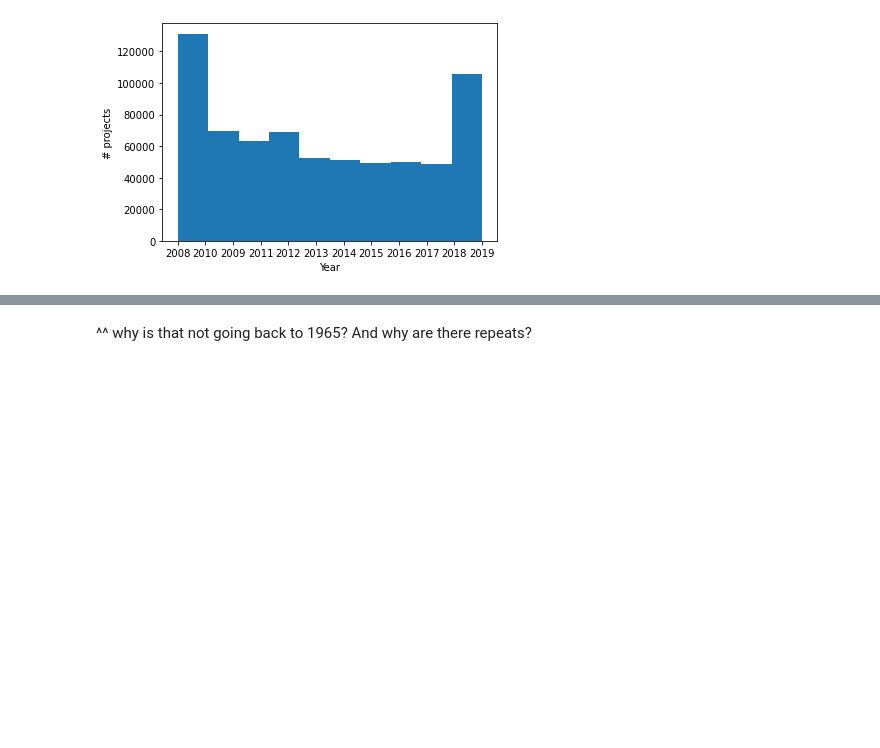
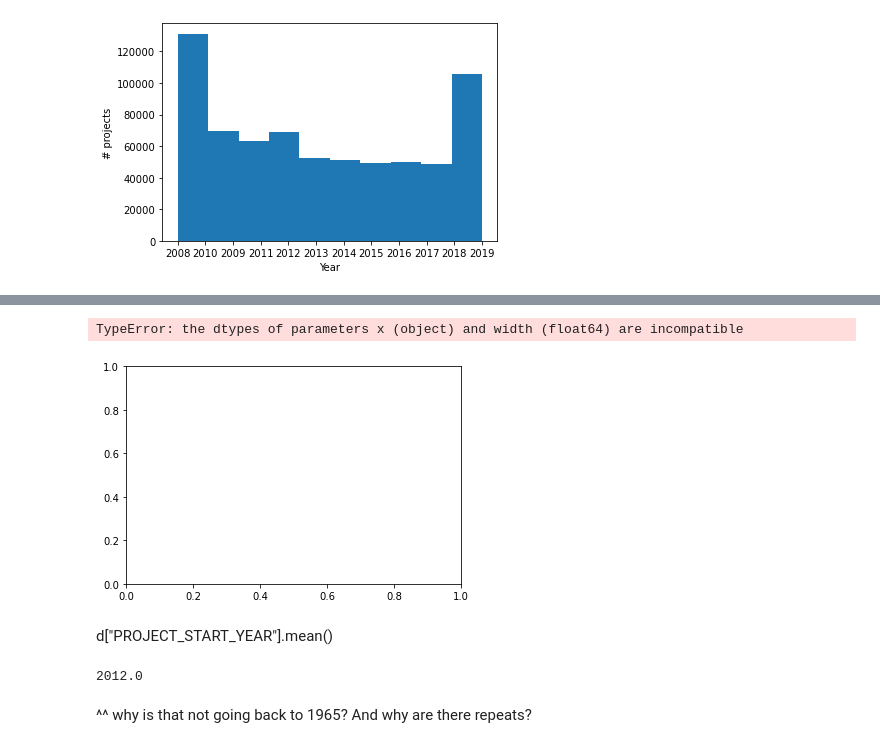
Before and after one commit to DSPG-Young-Scholars-Program/dspg21RnD, a Jupyter notebook: src/01_eda/01_abstract_eda.ipynb, the cells around one changed output, grey strips where cells are left out. Cells and saved outputs as stored; diff of their text form; code cells hidden in the pictures; blank space fills up the shorter version.

```diff
--- a/src/01_eda/01_abstract_eda.ipynb
+++ b/src/01_eda/01_abstract_eda.ipynb
@@ -191,3 +309,21 @@ plt.show()
+# %%
+fig, ax = plt.subplots()
+ax.bar(d["BUDGET_START_YEAR"], d["FY_TOTAL_COST"])
+ax.set_xlabel("Year")
+ax.set_xticklabels(d["PROJECT_START_YEAR"], rotation = 90)
+ax.set_ylabel("# projects")
+fig.set_figheight(10)
+fig.set_figwidth(15)
+plt.show()
+# %% [output]
+TypeError: the dtypes of parameters x (object) and width (float64) are incompatible
+[figure, added]
+# %% [markdown]
+d["PROJECT_START_YEAR"].mean()
+# %%
+d["PROJECT_START_YEAR"].median()
+# %% [output]
+2012.0
 # %% [markdown]
 ^^ why is that not going back to 1965? And why are there repeats?
 # %%
```
Also changed, not shown: parts of 33 cells of this notebook.
